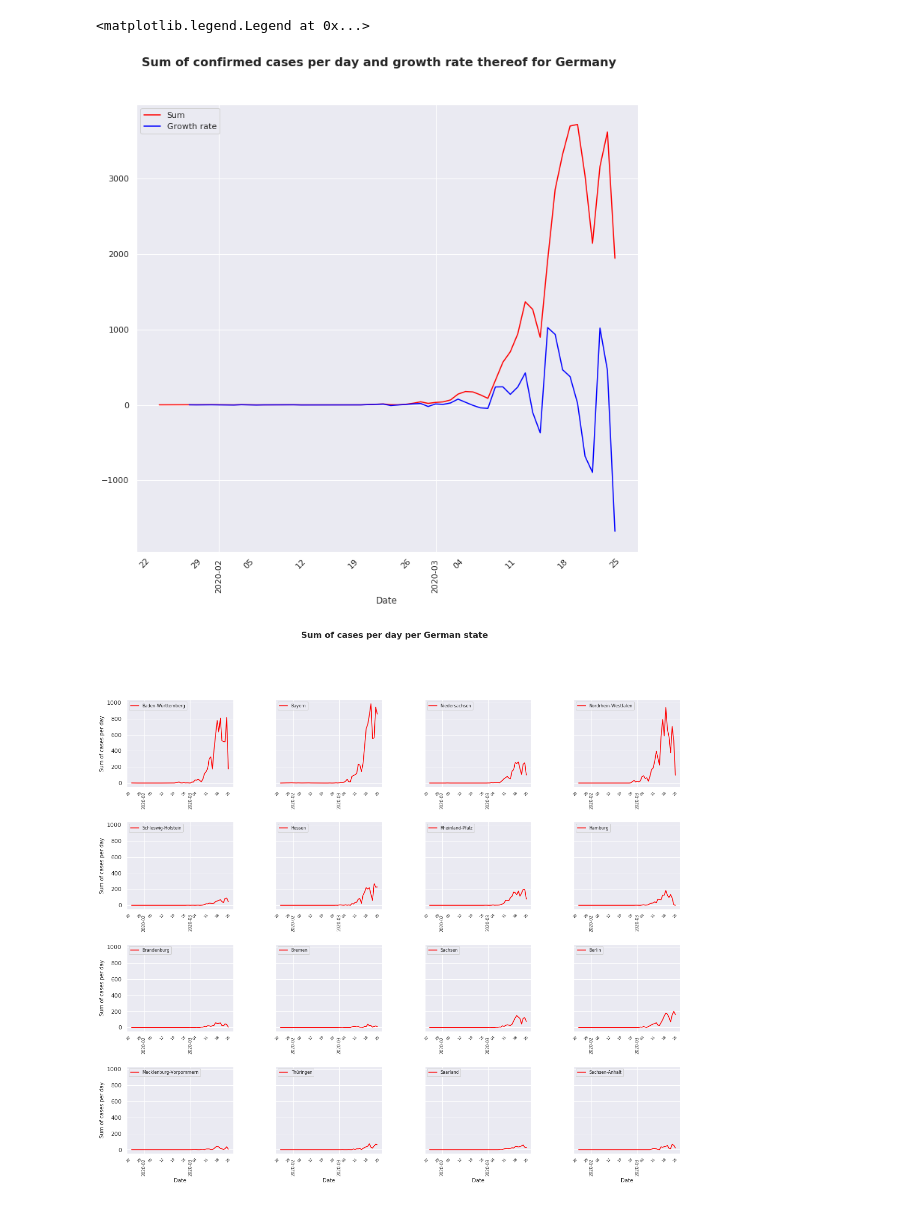
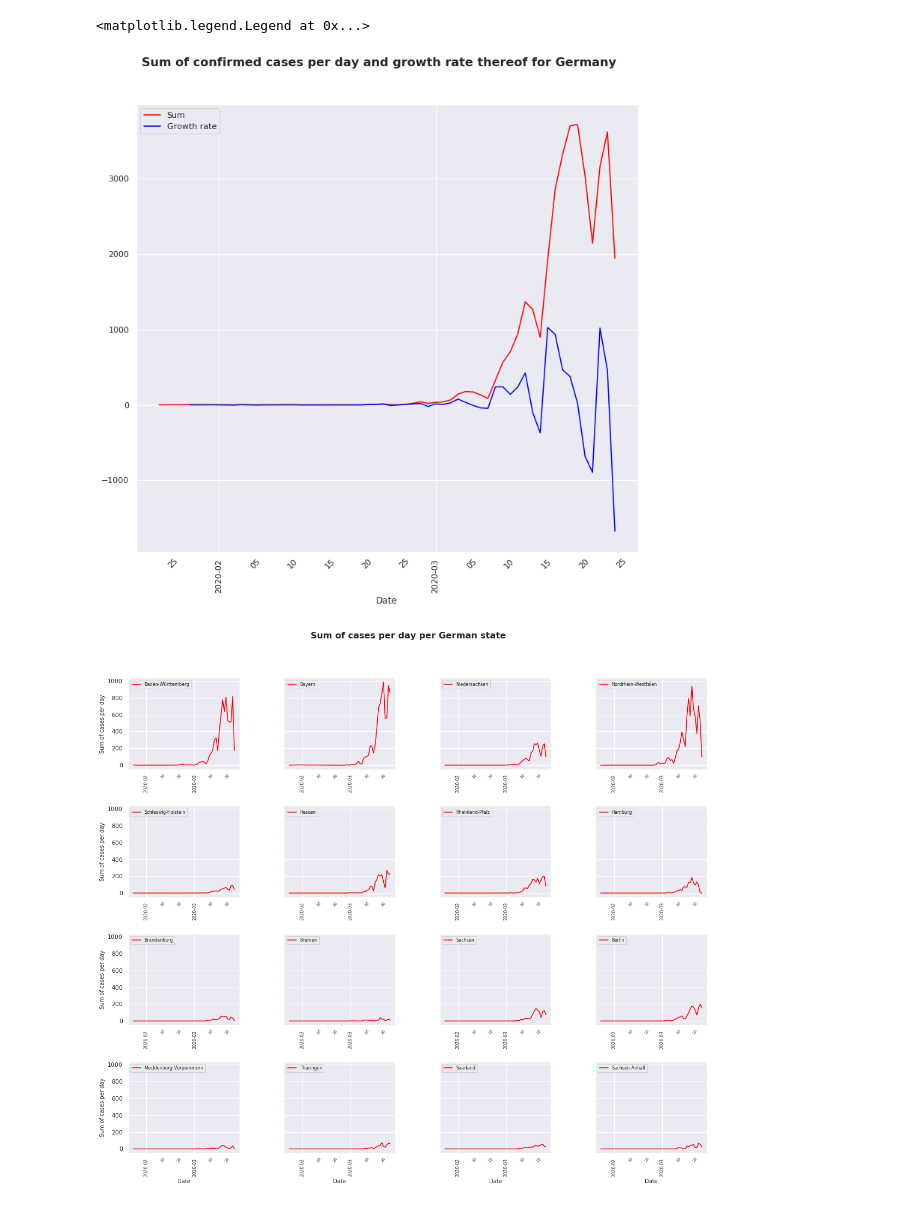
Before and after one commit to mafleischer/covid19-robert-koch-data, a Jupyter notebook: Covid19 Germany Deutschland (RKI data).ipynb, the cells around one changed output. Drawn from its saved outputs; the diff is of its cells as text; code cells hidden in the pictures.

Commit message:
Use RRuleLocator for date ticks.
Tick only a few days per month, so they don't
collide with major ticks.

```diff
--- a/Covid19 Germany Deutschland (RKI data).ipynb
+++ b/Covid19 Germany Deutschland (RKI data).ipynb
@@ -76,7 +76,9 @@ suptitel_attr = {"fontsize" : 16, "fontweight" : "bold", "ha" : "center", "va" :
 # set plot stuff
 fig.suptitle("Sum of confirmed cases per day and growth rate thereof for Germany", **suptitel_attr)
 ax.set_xlabel('Date')
-ax.xaxis.set_minor_locator(mpl.dates.DayLocator(interval=7))
+
+rule = mpl.dates.rrulewrapper(mpl.dates.MONTHLY,  bymonthday=(5, 10, 15, 20, 25))
+ax.xaxis.set_minor_locator(mpl.dates.RRuleLocator(rule))
 ax.xaxis.set_minor_formatter(mpl.dates.DateFormatter("%d"))
 ax.xaxis.set_major_locator(mpl.dates.MonthLocator(bymonthday=1))
 ax.xaxis.set_major_formatter(mpl.dates.DateFormatter('%Y-%m'))
@@ -94,7 +96,7 @@ plt.setp(ax.xaxis.get_minorticklabels(), rotation=45)
 ax.legend(['Sum', 'Growth rate'])
 # %% [output]
 <matplotlib.legend.Legend at 0x...>
-[figure, old version]
+[figure, new version]
 # %%
 # Get daily cases and growth rate per German state
 
@@ -116,6 +118,7 @@ ax_label_fontsize = 10.0
 legend_fontsize = 8.0
 major_tick_fontsize = 8.0
 minor_tick_fontsize = 7.0
+tick_monthdays = (10, 20)
 # %%
 # Plot sum of confirmed cases per day per German state
 
@@ -124,35 +127,36 @@ fig.subplots_adjust(hspace = 0.4, wspace = 0.4)
 
 fig.suptitle("Sum of cases per day per German state", **suptitel_attr)
 
 for axis in ax.flat:
-    axis.xaxis.set_minor_locator(mpl.dates.DayLocator(interval=7))
+    rule = mpl.dates.rrulewrapper(mpl.dates.MONTHLY,  bymonthday=tick_monthdays)
+    axis.xaxis.set_minor_locator(mpl.dates.RRuleLocator(rule))
     axis.xaxis.set_minor_formatter(mpl.dates.DateFormatter("%d"))
     axis.xaxis.set_major_locator(mpl.dates.MonthLocator(bymonthday=1))
     axis.xaxis.set_major_formatter(mpl.dates.DateFormatter('%Y-%m'))
 
     for tick in axis.xaxis.get_major_ticks():
             tick.label.set_fontsize(tick_fontsize)
 
 for plt_row in ax:
     plt_row[0].set_ylabel('Sum of cases per day', fontsize=ax_label_fontsize)
 
 for column_plots in ax.T:
     column_plots[-1].set_xlabel('Date', fontsize=ax_label_fontsize)
 
 ix = 0
 for subp in ax.flat:
     state = state_names[ix]
     subp.plot(df_per_state_daily[state], color='red', label = "{}".format(state))
     subp.legend(fontsize=legend_fontsize, loc="upper left")
     plt.setp(subp.xaxis.get_majorticklabels(), rotation=90)
     plt.setp(subp.xaxis.get_minorticklabels(), rotation=45)
     for tick in subp.xaxis.get_major_ticks():
             tick.label.set_fontsize(major_tick_fontsize)
     for tick in subp.xaxis.get_minor_ticks():
             tick.label.set_fontsize(minor_tick_fontsize)
     ix += 1
 # %% [output]
-[figure, old version]
+[figure, new version]
 # %%
 # Plot growth rate of daily confirmed cases per German state
 
```
Also changed, not shown: parts of 1 cell of this notebook.
